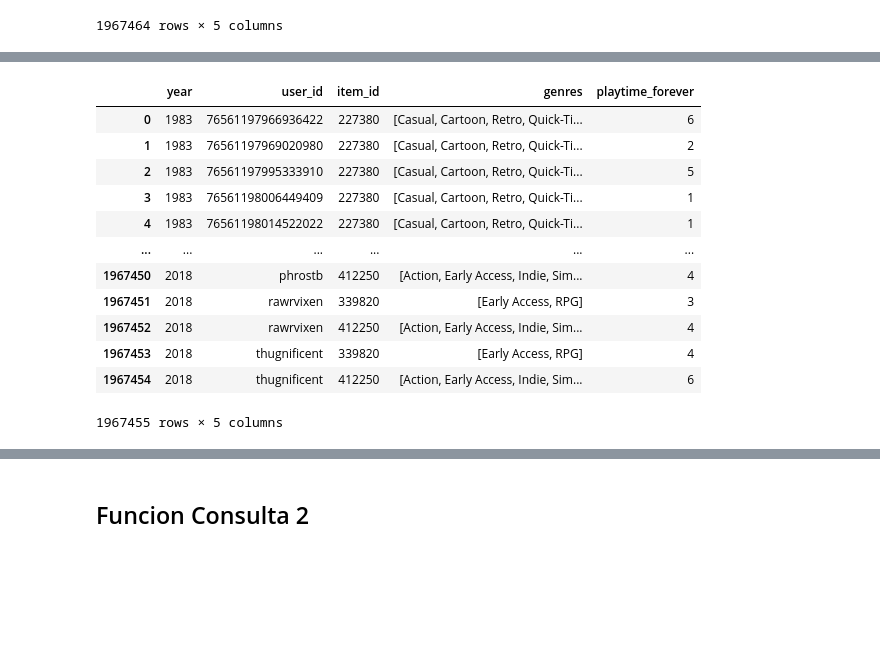
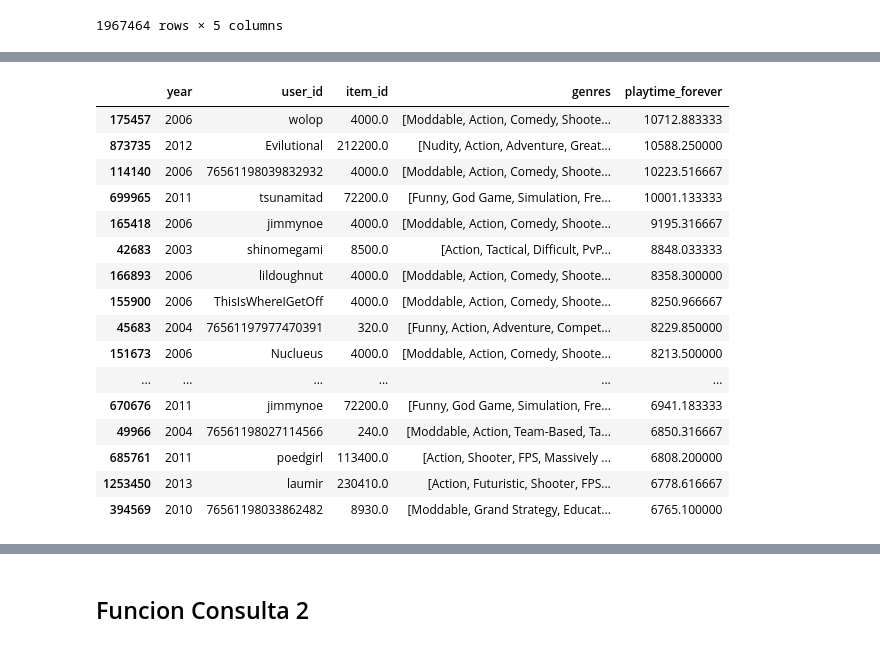
Before and after one commit to MarceloOrtizz/Proyecto_MLOps_Steam, a Jupyter notebook: etl_eda/ETL_consultas.ipynb, the cells around one changed output, grey strips where cells are left out. Cells and saved outputs as stored; diff of their text form; code cells hidden in the pictures; blank space fills up the shorter version.

Commit message:
fix etl consultas

```diff
--- a/etl_eda/ETL_consultas.ipynb
+++ b/etl_eda/ETL_consultas.ipynb
@@ -206,19 +206,23 @@ def limpia_genero(cadena):
 # %%
 # Aplicar la función de limpieza
 consulta_2['genres'] = consulta_2['genres'].apply(limpia_genero)
-# %%
-consulta_2
-# %% [output]
-|  | year | user_id | item_id | genres | playtime_forever |
-| 0 | 1983 | 76561197966936422 | 227380 | [Casual, Cartoon, Retro, Quick-Ti... | 6 |
-| 1 | 1983 | 76561197969020980 | 227380 | [Casual, Cartoon, Retro, Quick-Ti... | 2 |
-| 2 | 1983 | 76561197995333910 | 227380 | [Casual, Cartoon, Retro, Quick-Ti... | 5 |
-| 3 | 1983 | 76561198006449409 | 227380 | [Casual, Cartoon, Retro, Quick-Ti... | 1 |
-| 4 | 1983 | 76561198014522022 | 227380 | [Casual, Cartoon, Retro, Quick-Ti... | 1 |
-| ... | ... | ... | ... | ... | ... |
-| 1967450 | 2018 | phrostb | 412250 | [Action, Early Access, Indie, Sim... | 4 |
-| 1967451 | 2018 | rawrvixen | 339820 | [Early Access, RPG] | 3 |
-| 1967452 | 2018 | rawrvixen | 412250 | [Action, Early Access, Indie, Sim... | 4 |
-| 1967453 | 2018 | thugnificent | 339820 | [Early Access, RPG] | 4 |
-| 1967454 | 2018 | thugnificent | 412250 | [Action, Early Access, Indie, Sim... | 6 |
-1967455 rows × 5 columns
+# %%
+consulta_2.sort_values('playtime_forever', ascending=False).head(20)
+# %% [output]
+|  | year | user_id | item_id | genres | playtime_forever |
+| 175457 | 2006 | wolop | 4000.0 | [Moddable, Action, Comedy, Shoote... | 10712.883333 |
+| 873735 | 2012 | Evilutional | 212200.0 | [Nudity, Action, Adventure, Great... | 10588.250000 |
+| 114140 | 2006 | 76561198039832932 | 4000.0 | [Moddable, Action, Comedy, Shoote... | 10223.516667 |
+| 699965 | 2011 | tsunamitad | 72200.0 | [Funny, God Game, Simulation, Fre... | 10001.133333 |
+| 165418 | 2006 | jimmynoe | 4000.0 | [Moddable, Action, Comedy, Shoote... | 9195.316667 |
+| 42683 | 2003 | shinomegami | 8500.0 | [Action, Tactical, Difficult, PvP... | 8848.033333 |
+| 166893 | 2006 | lildoughnut | 4000.0 | [Moddable, Action, Comedy, Shoote... | 8358.300000 |
+| 155900 | 2006 | ThisIsWhereIGetOff | 4000.0 | [Moddable, Action, Comedy, Shoote... | 8250.966667 |
+| 45683 | 2004 | 76561197977470391 | 320.0 | [Funny, Action, Adventure, Compet... | 8229.850000 |
+| 151673 | 2006 | Nuclueus | 4000.0 | [Moddable, Action, Comedy, Shoote... | 8213.500000 |
+| ... | ... | ... | ... | ... | ... |
+| 670676 | 2011 | jimmynoe | 72200.0 | [Funny, God Game, Simulation, Fre... | 6941.183333 |
+| 49966 | 2004 | 76561198027114566 | 240.0 | [Moddable, Action, Team-Based, Ta... | 6850.316667 |
+| 685761 | 2011 | poedgirl | 113400.0 | [Action, Shooter, FPS, Massively ... | 6808.200000 |
+| 1253450 | 2013 | laumir | 230410.0 | [Action, Futuristic, Shooter, FPS... | 6778.616667 |
+| 394569 | 2010 | 76561198033862482 | 8930.0 | [Moddable, Grand Strategy, Educat... | 6765.100000 |
```
Also changed, not shown: parts of 11 cells of this notebook.
